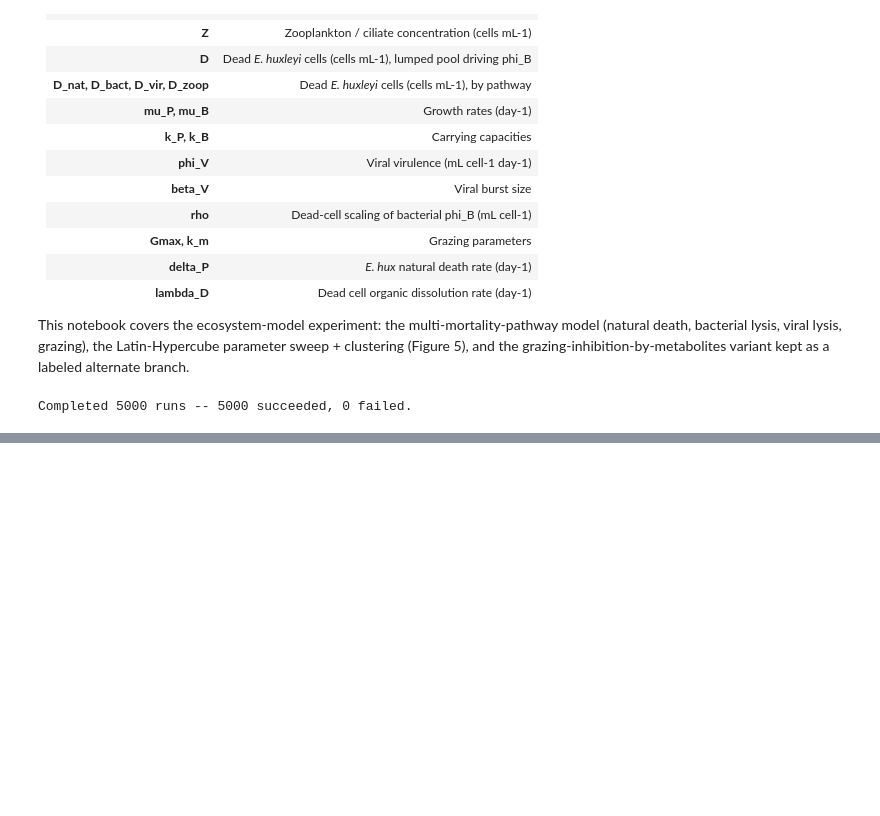
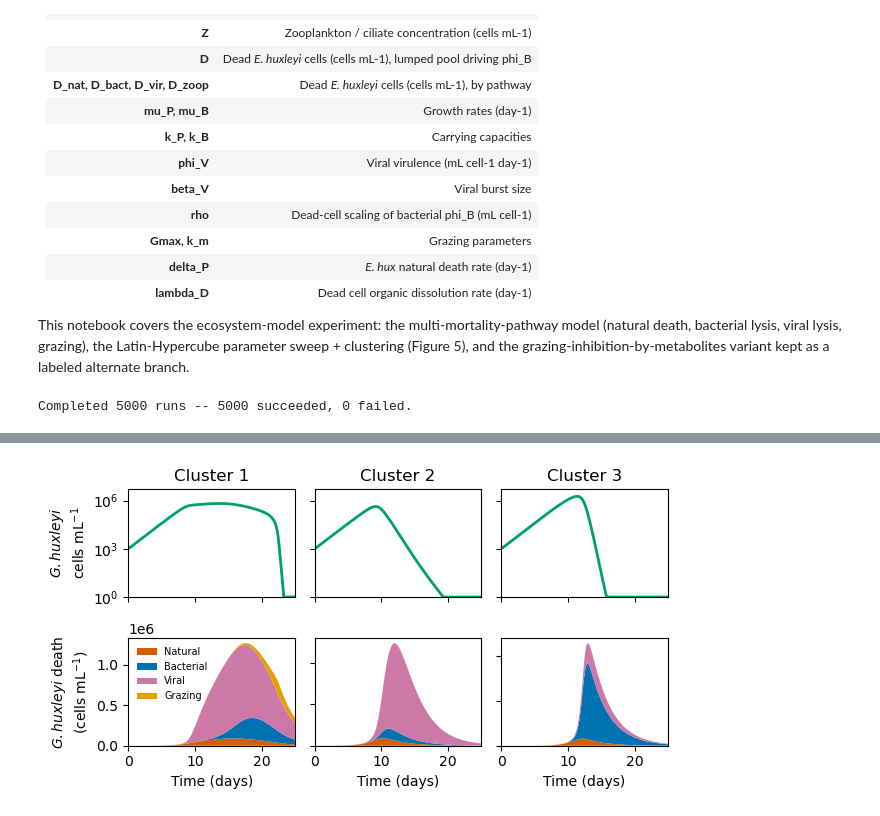
Before and after one commit to JacksonPageroth/ghux_sulfitobacter_pathogenicity, a Jupyter notebook: ecosystem_experiment.ipynb, the cells around one changed output, grey strips where cells are left out. Cells and saved outputs as stored; diff of their text form; code cells hidden in the pictures; blank space fills up the shorter version.

```diff
--- a/ecosystem_experiment.ipynb
+++ b/ecosystem_experiment.ipynb
@@ -105,6 +107,8 @@ PARAM_RANGES = {
     'beta_V': (200,   800),
     'Gmax':   (0.4,   5),
     'k_m':    (4800,     48000),
+    'lambda_I': (0.2, 2.0),
+    'k_V':      (1e6, 5e7),
 }
 PARAM_NAMES = list(PARAM_RANGES.keys())
 N_PARAMS    = len(PARAM_NAMES)
@@ -138,13 +142,13 @@ valid_idx = []
 
 for i, res in enumerate(results_sweep):
     if res is None: continue
-    P_t, D_t, B_t, V_t, Z_t, D_nat, D_bact, D_vir, D_zoop = res
+    P_t, I_t, D_t, B_t, V_t, Z_t, D_nat, D_bact, D_vir, D_zoop = res
     p = params_sweep[i]
-    phi_B_t = p['rho'] * D_t
+    phi_B_t = p['rho'] * (D_t + I_t)
     graz_t  = p['Gmax'] * P_t / (p['k_m'] + P_t) * Z_t
     flux_nat  = p['delta_P'] * P_t
-    flux_bact = phi_B_t      * P_t * B_t
-    flux_vir  = p['phi_V']   * P_t * V_t
+    flux_bact = phi_B_t * P_t * B_t
+    flux_vir  = p['lambda_I'] * I_t
     flux_zoop = p['theta_Z'] * graz_t
     total_sum = (np.sum(flux_nat) + np.sum(flux_bact) +
                  np.sum(flux_vir) + np.sum(flux_zoop) + 1e-30)
@@ -271,0 +239,40 @@ plt.legend(loc='best')
+# %%
+fig, ax = plt.subplots(2, 3, figsize=(6.5, 3.5))
+for k in range(N_CLUSTERS):
+    i   = representatives[k]
+    res = results_sweep[i]
+    p   = params_sweep[i]
+    P_t, I_t, D_t, B_t, V_t, Z_t, D_nat, D_bact, D_vir, D_zoop = res
+    ax[0,k].plot(t_dense_eco, P_t, color=colors[2], lw=2)
+    ax[0,k].set_yscale('log')
+    ax[0,k].set_xticklabels([])
+    ax[0,k].set_xlim(0, T_END_ECO)
+    ax[0,k].set_ylim(1, 5e6)
+    ax[0,k].set_title(f'Cluster {k+1}')
+    ax[1,k].stackplot(
+        t_dense_eco, D_nat, D_bact, D_vir, D_zoop,
+        labels=['Natural', 'Bacterial', 'Viral', 'Grazing'],
+        colors=[colors[5], colors[4], colors[6], colors[0]],
+    )
+    ax[1,k].set_xlabel('Time (days)')
+    ax[1,k].set_xlim(0, T_END_ECO)
+    # ax[k].set_ylim(0, 2.5e6)
+    ax[1,k].ticklabel_format(style='sci', scilimits=(0, 0), axis='y')
+    # ax[k].set_title(f'Cluster {k}')
+ax[0,0].set_ylabel(r'$\it{G. huxleyi}$'
+                    '\n'
+                    'cells mL$^{-1}$')
+ax[1,0].set_ylabel(r'$\it{G. huxleyi}$ death'
+                    '\n'
+                    '(cells mL$^{-1}$)')
+
+ax[0,1].set_yticklabels([])
+ax[1,1].set_yticklabels([])
+ax[0,2].set_yticklabels([])
+ax[1,2].set_yticklabels([])
+ax[1,0].legend(loc='best', fontsize=7, frameon=False)
+plt.tight_layout()
+plt.savefig('figures/ecosystem_clusters.pdf', dpi=600, bbox_inches='tight')
+plt.savefig('figures/ecosystem_clusters.png', dpi=600, bbox_inches='tight')
+# %% [output]
+[figure, added]
```
Also changed, not shown: parts of 4 cells of this notebook, 19 other files.
